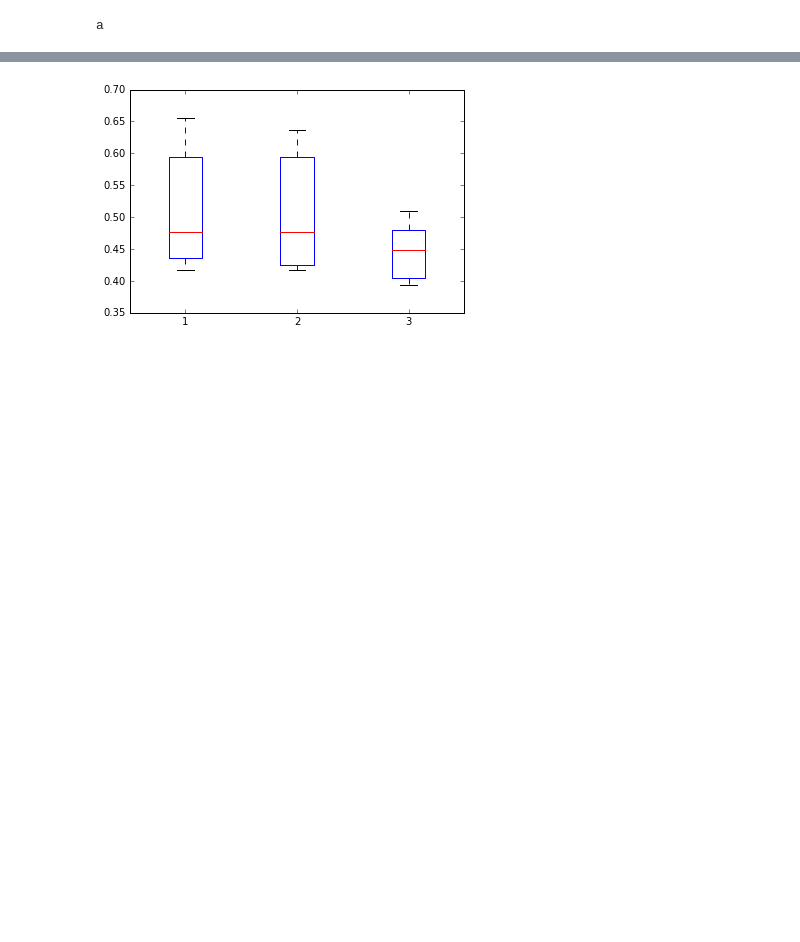
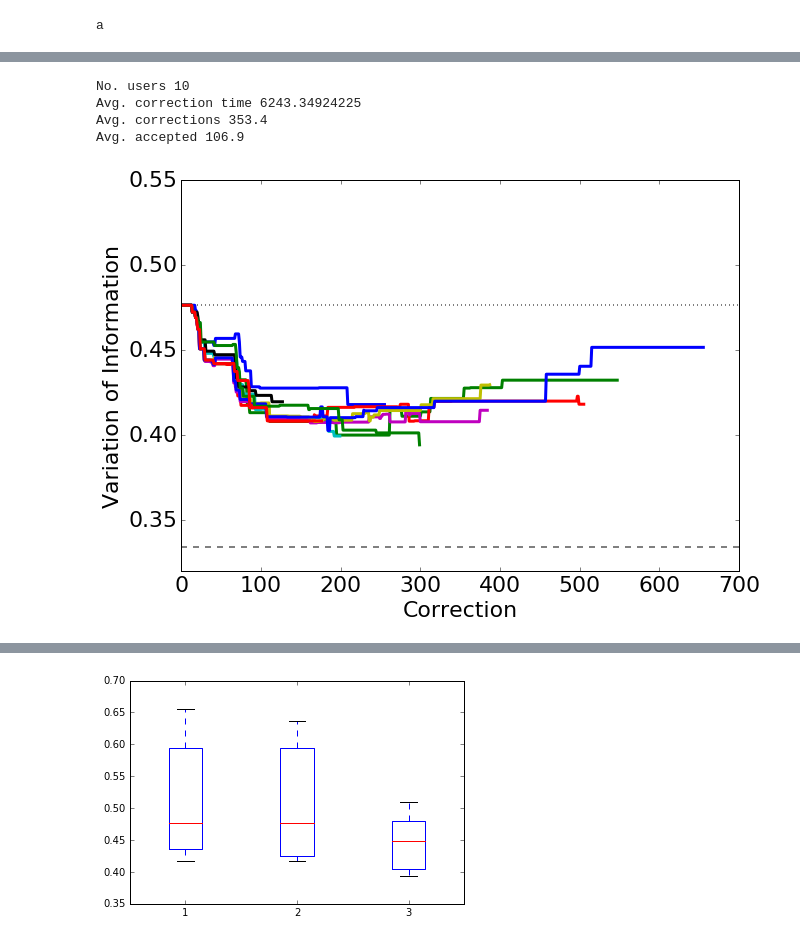
Before and after one commit to VCG/gp, a Jupyter notebook: ipy_test/LOAD_USER.ipynb, the cells around one changed output, grey strips where cells are left out. Cells and saved outputs as stored; diff of their text form; code cells hidden in the pictures; blank space fills up the shorter version.

```diff
--- a/ipy_test/LOAD_USER.ipynb
+++ b/ipy_test/LOAD_USER.ipynb
@@ -223,0 +53,9 @@ init_vi_per_slice
+# %%
+gp_vi_per_slice, gp_merge_vis, gp_split_vis = gp.Stats.analyze_users(GP_USERS, gold, rhoana, clampX=700,
+                                                                    filename='/home/d/PAPERGFX/gpusers.pdf')
+# %% [output]
+No. users 10
+Avg. correction time 6243.34924225
+Avg. corrections 353.4
+Avg. accepted 106.9
+[figure, added]
```
Also changed, not shown: parts of 57 cells of this notebook, 7 other files.
